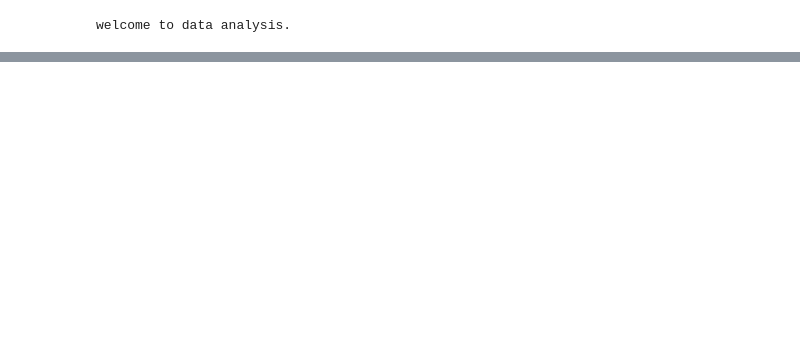
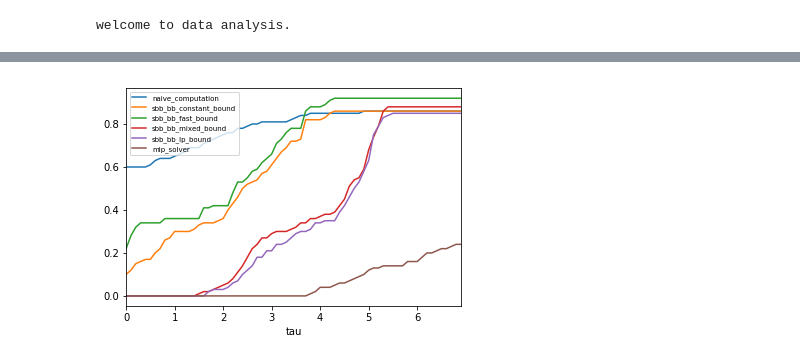
Before and after one commit to jiawei-wang-ucd/jiawei-computations, a Jupyter notebook: data_analysis.ipynb, the cells around one changed output, grey strips where cells are left out. Saved outputs shown, nothing was run; the diff lists cells and outputs as text; code cells hidden in the pictures; blank space fills up the shorter version.

```diff
--- a/data_analysis.ipynb
+++ b/data_analysis.ipynb
@@ -58,0 +83,19 @@ shifted_gmean_df(df, s=60)
+# %%
+# performance profile plot
+
+# write algorithms for plotting: columns = ...
+# available algorithms: 'sbb_bb_constant_bound', 'sbb_bfs_mixed_bound',
+#       'sbb_bfs_constant_bound', 'sbb_dfs_lp_bound', 'sbb_bb_lp_bound',
+#       'sbb_dfs_mixed_bound', 'sbb_bfs_lp_bound', 'naive_computation',
+#       'mip_solver', 'sbb_dfs_constant_bound', 'sbb_bb_constant_bound'
+columns = ['naive_computation','sbb_bb_constant_bound','sbb_bb_fast_bound','sbb_bb_mixed_bound','sbb_bb_lp_bound','mip_solver']
+#df[columns].columns
+plot_df=performance_profile_plot(df[columns],log_scale = True, tau_max = 1000)
+# %%
+plt.tight_layout()
+ax = plt.gca()
+plot_df.plot(kind='line',x='tau',y=plot_df.columns[1:], ax=ax)
+ax.legend(loc = 2,prop={'size': 7})
+plt.savefig('pp_obg0.pdf')
+# %% [output]
+[figure, added]
```
Also changed, not shown: parts of 28 cells of this notebook.
